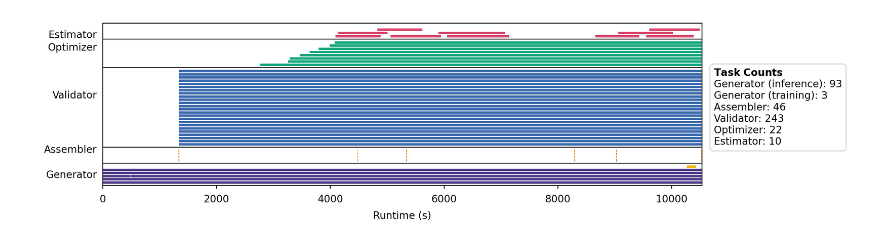
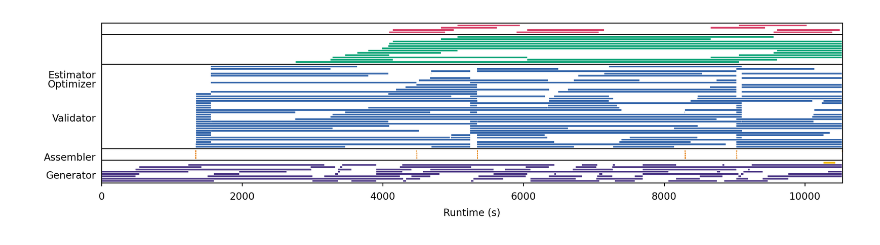
Before and after one commit to proxystore/sc25-evaluation, a Jupyter notebook: notebooks/09-mofa.ipynb, the cells around one changed output. Saved outputs shown, nothing was run; the diff lists cells and outputs as text; code cells hidden in the pictures.

```diff
--- a/notebooks/09-mofa.ipynb
+++ b/notebooks/09-mofa.ipynb
@@ -75,7 +75,7 @@ def load_events(logs: list[pathlib.Path]) -> polars.DataFrame:
     )
     return df
 # %%
-def partition_events(task_events, task_workers):
+def partition_events_tiled(task_events, task_workers):
     all_events = {}
     for task, events in task_events.items():
         num_workers = task_workers[task]
@@ -98,4 +98,18 @@ def partition_events(task_events, task_workers):
                 print('BAD', task, event)
         all_events[task] = worker_events
     return all_events
+# %%
+def partition_events_stacked(task_events, task_workers):
+    all_events = {}
+    for task, events in task_events.items():
+        num_workers = task_workers[task]
+        worker_events = {i: [] for i in range(num_workers)}
+        sorted_events = sorted(events, key=lambda e: (e[0], e[1]))
+        last_worker = 0
+        for event in sorted_events:
+            corrected = (event[0], max(0, event[1] - event[0]))
+            worker_events[last_worker].append(corrected)
+            last_worker = (last_worker + 1) % num_workers
+        all_events[task] = worker_events
+    return all_events
 # %%
@@ -216,14 +231,17 @@ task_names = [
     'estimate-adsorption',
 ]
 
-def load_and_plot(directory, task_workers, structures_per_task, filename):
+def load_and_plot(directory, task_workers, structures_per_task, filename, stacked=False, counts=True):
     raw = load_events(list(pathlib.Path(directory).glob('*.txt')))
     task_events = {
         name: raw.filter(polars.col('task') == name).select('start', 'end').rows()
         for name in task_names
     }
-    partitioned = partition_events(task_events, task_workers)
-    plot_gantt(raw, partitioned, structures_per_task, filename)
+    if stacked:
+        partitioned = partition_events_stacked(task_events, task_workers)
+    else:
+        partitioned = partition_events_tiled(task_events, task_workers)
+    plot_gantt(raw, partitioned, structures_per_task, filename, counts=counts)
 # %%
 task_workers = {
     'generate-ligands': 5,
@@ -247,23 +265,23 @@ load_and_plot('../data/mofa/29Mar25222227/', task_workers, structures_per_task,
 # %%
 task_workers = {
-    'generate-ligands': 5,
+    'generate-ligands': 8,
     'retrain': 1,
     'assemble-mofs': 4,
-    'validate-structures': 24,
-    'optimize-cells': 8,
+    'validate-structures': 36,
+    'optimize-cells': 12,
     'estimate-adsorption': 4,
 }
 structures_per_task = {
     'Generator (inference)': 1024,
     'Generator (training)': 'N/A',
     'Assembler': 28,
     'Validator': 1,
     'Optimizer': 1,
     'Estimator': 1,
 }
-load_and_plot('../data/mofa/01Apr25144707/', task_workers, structures_per_task, 'figures/mofa-gantt-large.pdf')
+load_and_plot('../data/mofa/01Apr25144707/', task_workers, structures_per_task, 'figures/mofa-gantt-large.pdf', stacked=False, counts=False)
 # %% [output]
-[figure, old version]
+[figure, new version]
 # %%
 def load_blocks(log: pathlib.Path, length: int, workers_per_block) -> polars.DataFrame:
     event_lines = []
```
Also changed, not shown: parts of 4 cells of this notebook, 3 other files.
